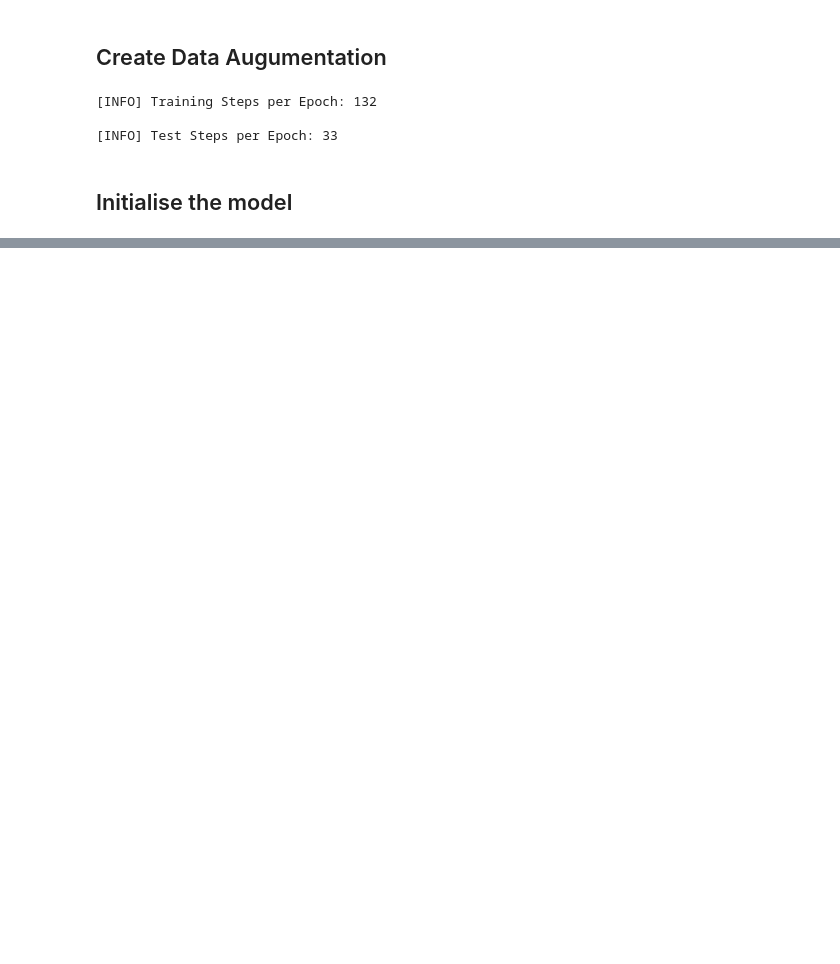
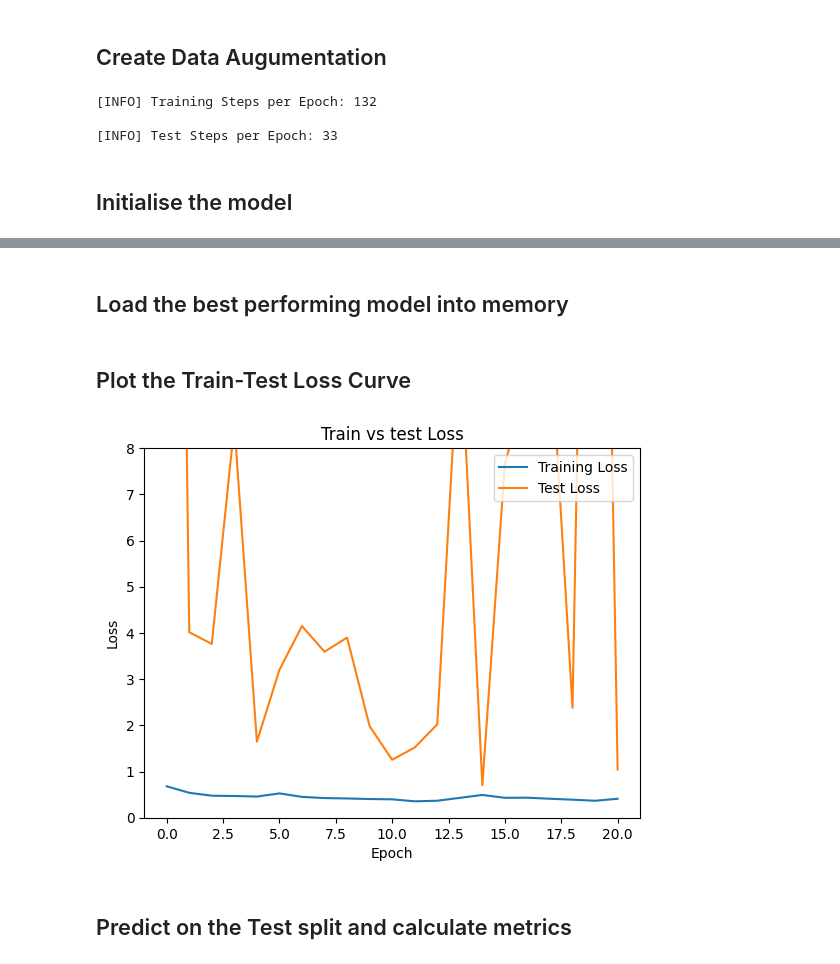
Before and after one commit to DipeshAggarwal/Brain-Stroke, a Jupyter notebook: Brain Stroke.ipynb, the cells around one changed output, grey strips where cells are left out. Cells and saved outputs as stored; diff of their text form; code cells hidden in the pictures; blank space fills up the shorter version.

```diff
--- a/Brain Stroke.ipynb
+++ b/Brain Stroke.ipynb
@@ -186,15 +190,16 @@ X_train, X_test, y_train, y_test = train_test_split(image_data, target,
 # %% [markdown]
 ## Create Data Augumentation
 # %%
-train_aug = ImageDataGenerator(rotation_range=10,
-                               width_shift_range=0.1,
-                               height_shift_range=0.1,
-                               shear_range=0.1,
-                               zoom_range=0.1,
+train_aug = ImageDataGenerator(rescale=1./255,
+                               rotation_range=10,
+                               width_shift_range=0.2,
+                               height_shift_range=0.2,
+                               shear_range=0.2,
+                               zoom_range=0.2,
                                horizontal_flip=True,
                                fill_mode='nearest')
 
-test_aug = ImageDataGenerator()
+test_aug = ImageDataGenerator(rescale=1./255)
 
 train_gen = train_aug.flow(X_train, y_train, batch_size=BATCH_SIZE)
 test_gen = test_aug.flow(X_test, y_test, batch_size=BATCH_SIZE)
@@ -276,4 +308,4 @@ model = create_model()
 # %%
-model.compile(optimizer=tf.keras.optimizers.Adam(learning_rate=LR),
+model.compile(optimizer=tf.keras.optimizers.AdamW(learning_rate=LR, weight_decay=0.004),
               metrics=[f1_score, "accuracy"],
               loss="binary_crossentropy")
@@ -297 +349,3 @@ history = model.fit(train_gen,
+# %% [markdown]
+## Load the best performing model into memory
 # %%
@@ -300,13 +354,20 @@ model.compile(optimizer=tf.keras.optimizers.Adam(learning_rate=LR),
               metrics=[f1_score, "accuracy"],
               loss="binary_crossentropy")
+# %% [markdown]
+## Plot the Train-Test Loss Curve
 # %%
 plt.plot(history.history["loss"])
 plt.plot(history.history["val_loss"])
 plt.title("Train vs test Loss")
 plt.ylabel("Loss")
 plt.xlabel("Epoch")
+plt.ylim(0, 8)
 plt.legend(["Training Loss", "Test Loss"], loc="upper right")
 plt.show()
+# %% [output]
+[figure, added]
+# %% [markdown]
+## Predict on the Test split and calculate metrics
 # %%
 pred = model.predict(test_gen, verbose=1)
 pred
```
Also changed, not shown: parts of 19 cells of this notebook.
